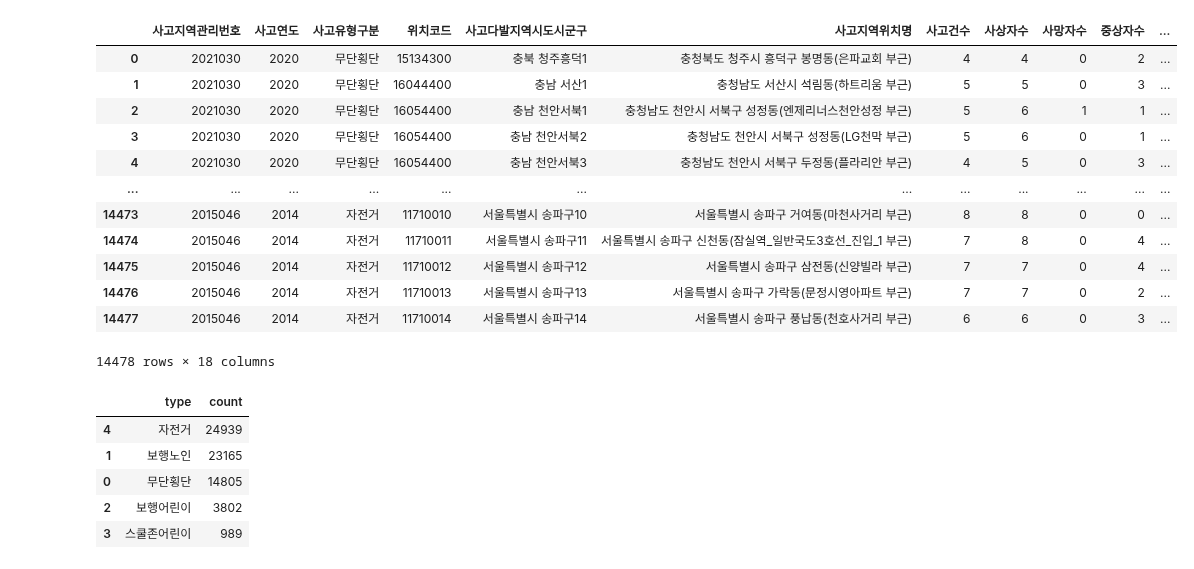
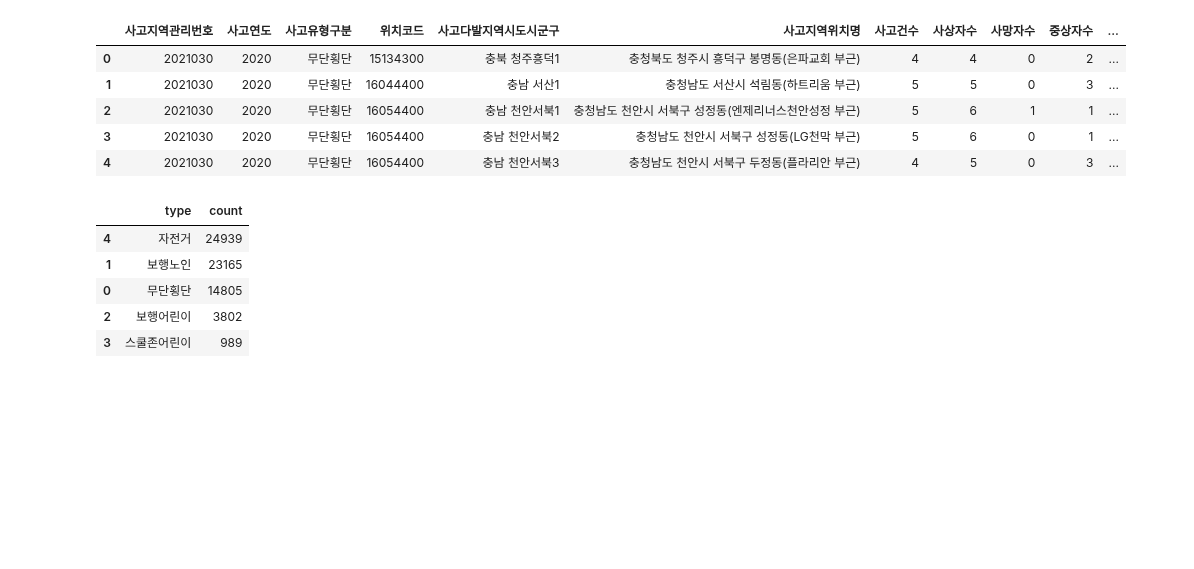
Before and after one commit to BBiT808/Game-of_pyThon, a Jupyter notebook: py11.4_교통사고유형별발생분석.ipynb, the cells around one changed output. Drawn from its saved outputs; the diff is of its cells as text; code cells hidden in the pictures; blank space fills up the shorter version.

```diff
--- a/py11.4_교통사고유형별발생분석.ipynb
+++ b/py11.4_교통사고유형별발생분석.ipynb
@@ -21,21 +21,14 @@ matplotlib.rcParams["font.family"] = "D2Coding"
 # %%
 file_path = "./data ref/전국교통사고다발지역표준데이터.csv"  # comma seperated values !!! 의 약자래!!!
 ori = pd.read_csv(file_path, encoding="EUC-KR")
-ori
+ori.head()
 # %% [output]
 |  | 사고지역관리번호 | 사고연도 | 사고유형구분 | 위치코드 | 사고다발지역시도시군구 | 사고지역위치명 | 사고건수 | 사상자수 | 사망자수 | 중상자수 | ... |
 | 0 | 2021030 | 2020 | 무단횡단 | 15134300 | 충북 청주흥덕1 | 충청북도 청주시 흥덕구 봉명동(은파교회 부근) | 4 | 4 | 0 | 2 | ... |
 | 1 | 2021030 | 2020 | 무단횡단 | 16044400 | 충남 서산1 | 충청남도 서산시 석림동(하트리움 부근) | 5 | 5 | 0 | 3 | ... |
 | 2 | 2021030 | 2020 | 무단횡단 | 16054400 | 충남 천안서북1 | 충청남도 천안시 서북구 성정동(엔제리너스천안성정 부근) | 5 | 6 | 1 | 1 | ... |
 | 3 | 2021030 | 2020 | 무단횡단 | 16054400 | 충남 천안서북2 | 충청남도 천안시 서북구 성정동(LG천막 부근) | 5 | 6 | 0 | 1 | ... |
 | 4 | 2021030 | 2020 | 무단횡단 | 16054400 | 충남 천안서북3 | 충청남도 천안시 서북구 두정동(플라리안 부근) | 4 | 5 | 0 | 3 | ... |
-| ... | ... | ... | ... | ... | ... | ... | ... | ... | ... | ... | ... |
-| 14473 | 2015046 | 2014 | 자전거 | 11710010 | 서울특별시 송파구10 | 서울특별시 송파구 거여동(마천사거리 부근) | 8 | 8 | 0 | 0 | ... |
-| 14474 | 2015046 | 2014 | 자전거 | 11710011 | 서울특별시 송파구11 | 서울특별시 송파구 신천동(잠실역_일반국도3호선_진입_1 부근) | 7 | 8 | 0 | 4 | ... |
-| 14475 | 2015046 | 2014 | 자전거 | 11710012 | 서울특별시 송파구12 | 서울특별시 송파구 삼전동(신양빌라 부근) | 7 | 7 | 0 | 4 | ... |
-| 14476 | 2015046 | 2014 | 자전거 | 11710013 | 서울특별시 송파구13 | 서울특별시 송파구 가락동(문정시영아파트 부근) | 7 | 7 | 0 | 2 | ... |
-| 14477 | 2015046 | 2014 | 자전거 | 11710014 | 서울특별시 송파구14 | 서울특별시 송파구 풍납동(천호사거리 부근) | 6 | 6 | 0 | 3 | ... |
-14478 rows × 18 columns
 # %%
 ori_data = ori.copy()
 ori_data = ori.groupby('사고유형구분')['사고건수'].sum().reset_index(name="count") # reset_index()를 붙여주면 다시 정리를 촤라락~ 해준다고!
```
Also changed, not shown: 11 other files.
